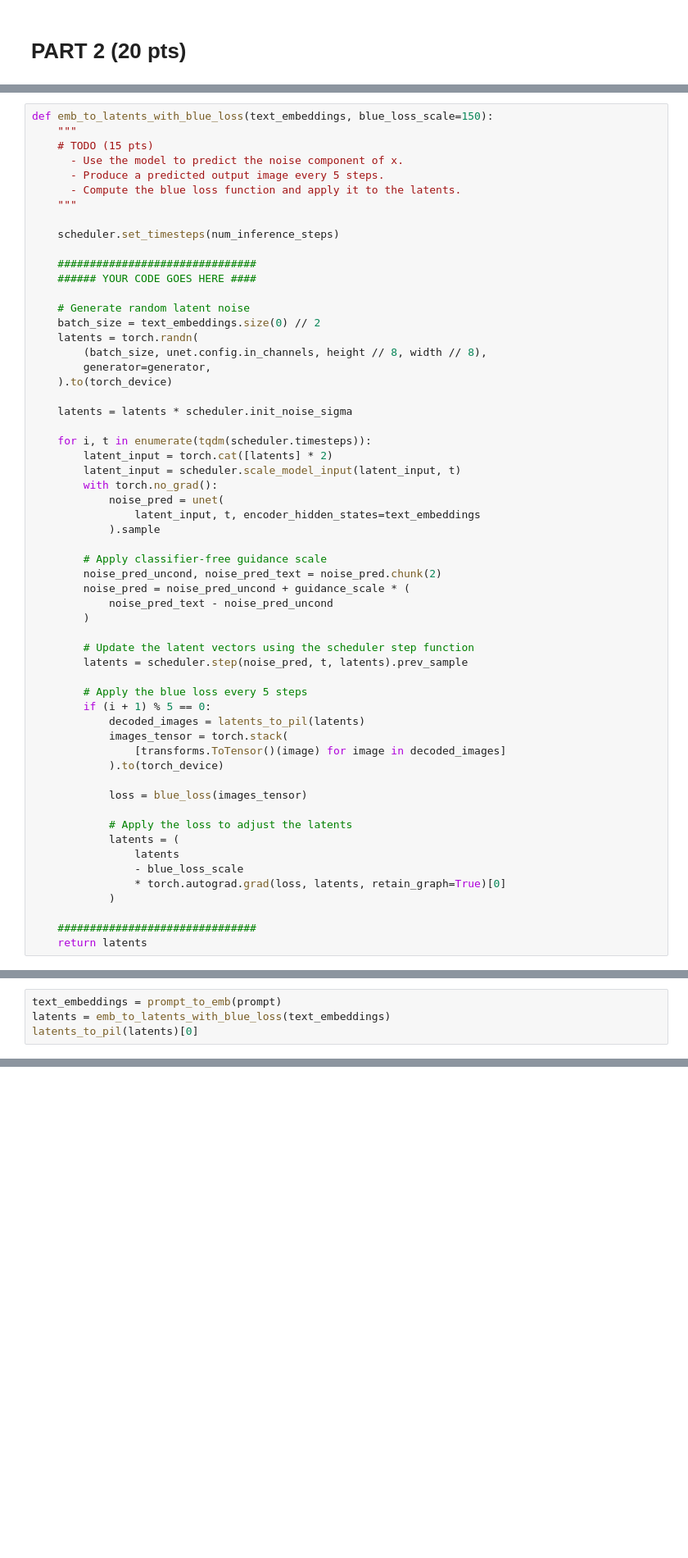
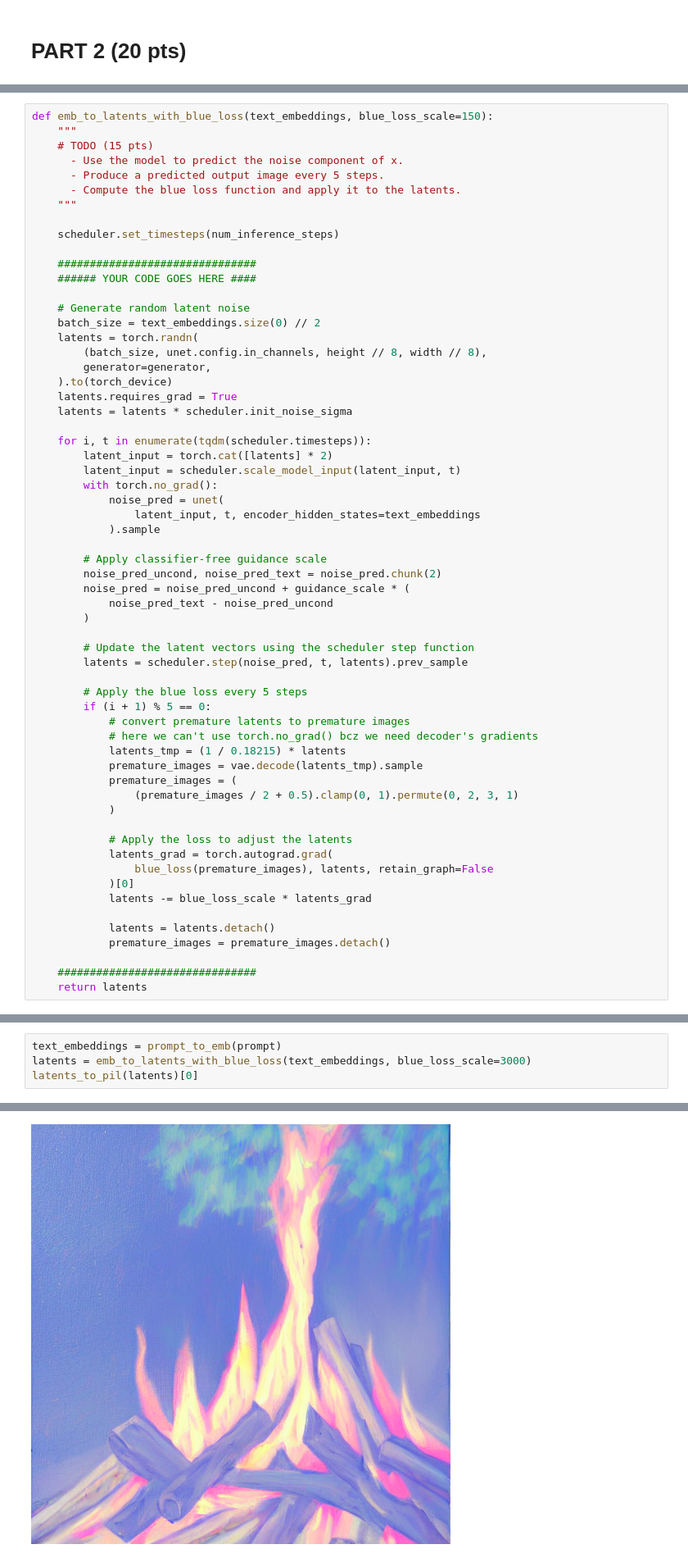
Before and after one commit to sehbeygi79/Stable-Diffusion, a Jupyter notebook: StableDiffusion.ipynb, the cells around one changed output, grey strips where cells are left out. Shown at 82% size. Cells and saved outputs as stored; diff of their text form; blank space fills up the shorter version.

```diff
--- a/StableDiffusion.ipynb
+++ b/StableDiffusion.ipynb
@@ -339,7 +337,7 @@ def emb_to_latents_with_blue_loss(text_embeddings, blue_loss_scale=150):
         (batch_size, unet.config.in_channels, height // 8, width // 8),
         generator=generator,
     ).to(torch_device)
-
+    latents.requires_grad = True
     latents = latents * scheduler.init_noise_sigma
 
     for i, t in enumerate(tqdm(scheduler.timesteps)):
@@ -361,19 +359,22 @@ def emb_to_latents_with_blue_loss(text_embeddings, blue_loss_scale=150):
 
         # Apply the blue loss every 5 steps
         if (i + 1) % 5 == 0:
-            decoded_images = latents_to_pil(latents)
-            images_tensor = torch.stack(
-                [transforms.ToTensor()(image) for image in decoded_images]
-            ).to(torch_device)
-
-            loss = blue_loss(images_tensor)
+            # convert premature latents to premature images
+            # here we can't use torch.no_grad() bcz we need decoder's gradients
+            latents_tmp = (1 / 0.18215) * latents
+            premature_images = vae.decode(latents_tmp).sample
+            premature_images = (
+                (premature_images / 2 + 0.5).clamp(0, 1).permute(0, 2, 3, 1)
+            )
 
             # Apply the loss to adjust the latents
-            latents = (
-                latents
-                - blue_loss_scale
-                * torch.autograd.grad(loss, latents, retain_graph=True)[0]
-            )
+            latents_grad = torch.autograd.grad(
+                blue_loss(premature_images), latents, retain_graph=False
+            )[0]
+            latents -= blue_loss_scale * latents_grad
+
+            latents = latents.detach()
+            premature_images = premature_images.detach()
 
     ###############################
     return latents
@@ -392,4 +381,5 @@ def emb_to_latents_with_blue_loss(text_embeddings, blue_loss_scale=150):
 # %%
 text_embeddings = prompt_to_emb(prompt)
-latents = emb_to_latents_with_blue_loss(text_embeddings)
+latents = emb_to_latents_with_blue_loss(text_embeddings, blue_loss_scale=3000)
 latents_to_pil(latents)[0]
+# %% [output]
@@ -396,3 +403,4 @@ latents_to_pil(latents)[0]
+[figure, added]
 # %% [markdown]
 # PART 3 (50 pts)
 # %% [markdown]
```
Also changed, not shown: parts of 11 cells of this notebook.
